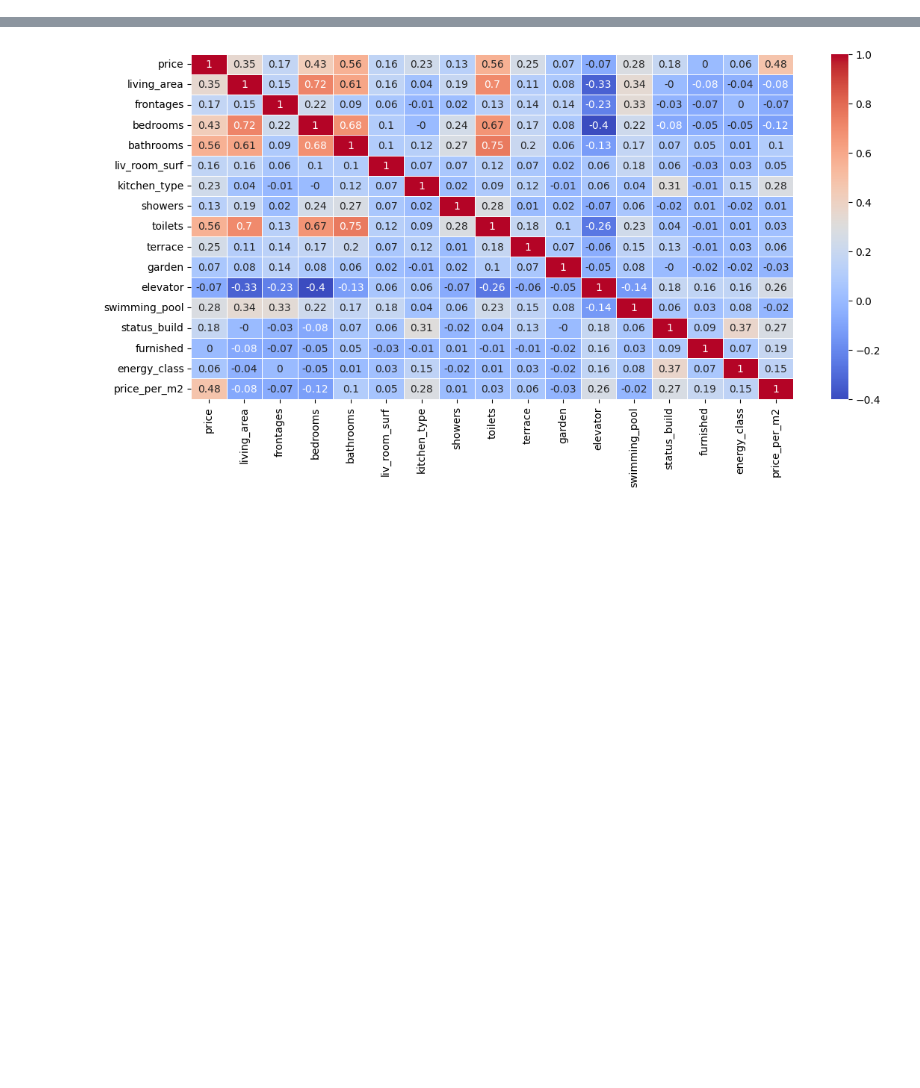
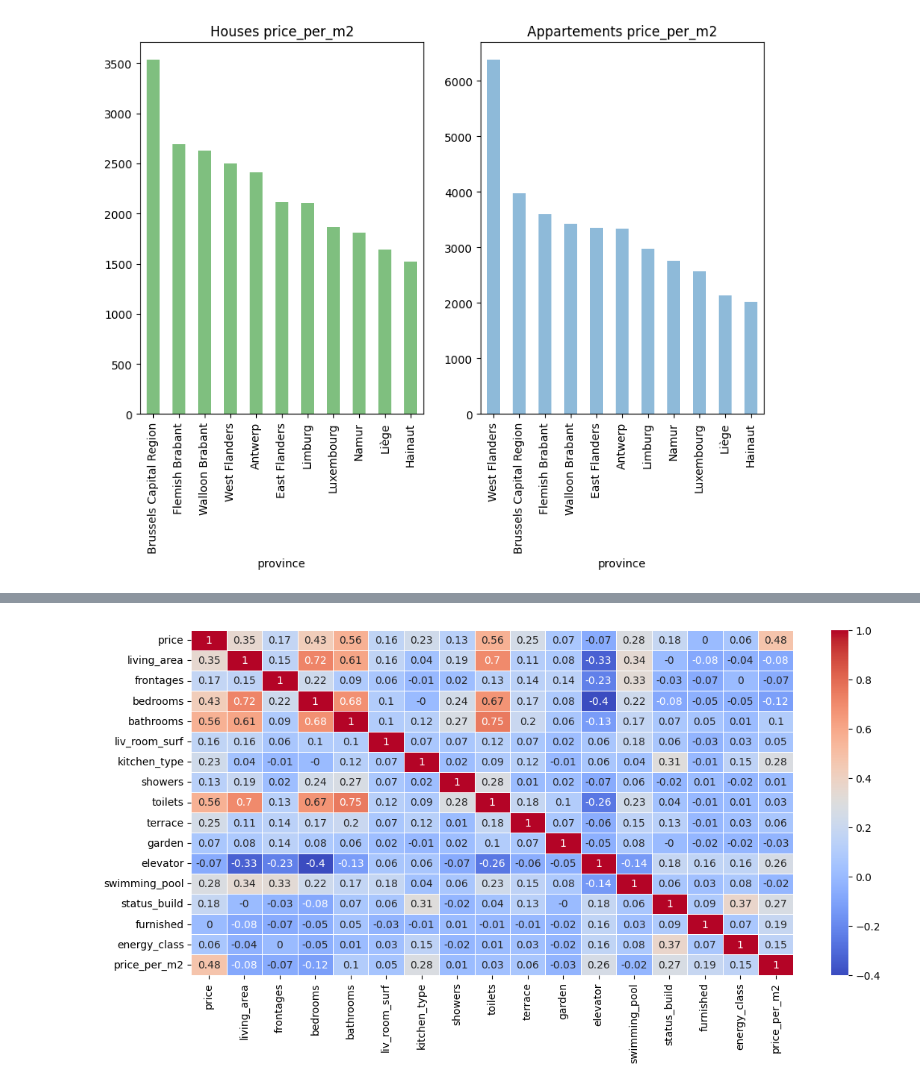
Before and after one commit to Bizkochito/challenge-data-analysis, a Jupyter notebook: src/utils/plotting_tests.ipynb, the cells around one changed output, grey strips where cells are left out. Cells and saved outputs as stored; diff of their text form; code cells hidden in the pictures; blank space fills up the shorter version.

```diff
--- a/src/utils/plotting_tests.ipynb
+++ b/src/utils/plotting_tests.ipynb
@@ -19,0 +33,17 @@ plt.show()
+# %%
+fig, (ax1, ax2) = plt.subplots(1, 2, figsize=(10, 6))
+df['price_per_m2'] = df['price'] / df['living_area']
+
+df_houses = df[df['building_type'] == 'house']
+df_appartments = df[df['building_type'] == 'apartment']
+df_houses_price = df_houses.groupby('province')['price_per_m2'].mean()
+df_appartments_price = df_appartments.groupby('province')['price_per_m2'].mean()
+#df_price_per_m2_per_municipality = df.groupby('province')['living_area'].mean()
+df_houses_price.nlargest(30).plot(kind ="bar", color = 'green' , alpha = 0.50, ax=ax1)
+ax1.set_title('Houses price_per_m2')
+df_appartments_price.nlargest(30).plot(kind ="bar", alpha = 0.50, ax=ax2)
+ax2.set_title('Appartements price_per_m2')
+#df_price_per_m2_per_municipality.nlargest(30).plot(kind= "bar")
+plt.show()
+# %% [output]
+[figure, added]
```
Also changed, not shown: parts of 5 cells of this notebook.
